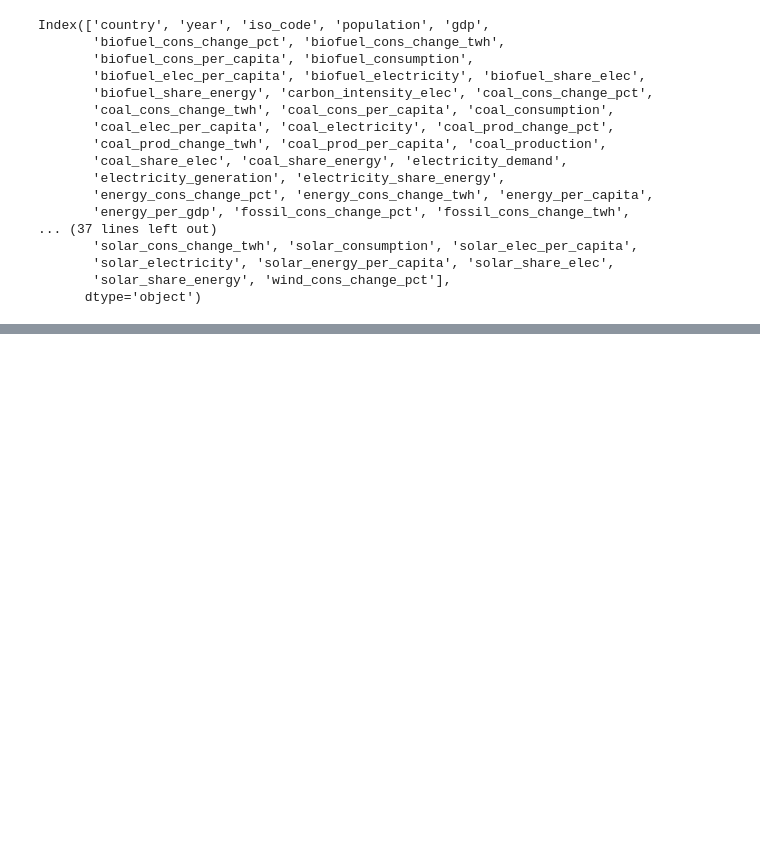
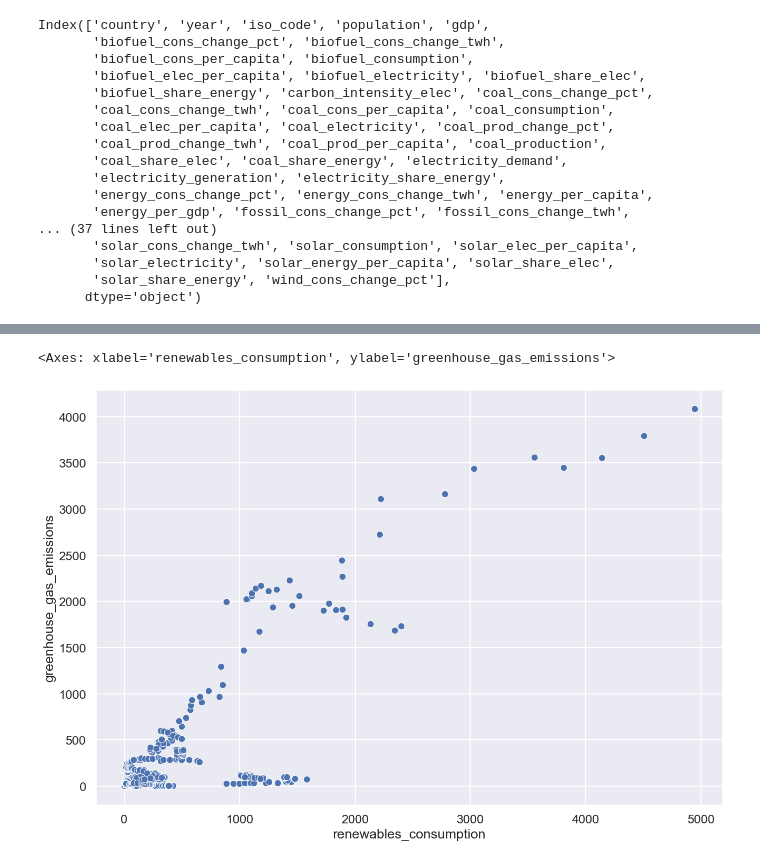
Before and after one commit to adrianveen/midterm-project-repo, a Jupyter notebook: modelling-adrian.ipynb, the cells around one changed output, grey strips where cells are left out. Cells and saved outputs as stored; diff of their text form; code cells hidden in the pictures; blank space fills up the shorter version.

```diff
--- a/modelling-adrian.ipynb
+++ b/modelling-adrian.ipynb
@@ -98,0 +298,7 @@ modeling_df_total_nrg = df.loc[:, ['country', 'year', 'population', 'gdp', 'gdp_
+# %%
+#plot scatter plot of greenhouse gas vs renewables consumption
+plt.figure(figsize=(15,10))
+sns.scatterplot(x='renewables_consumption', y='greenhouse_gas_emissions', data=modeling_df_emissions)
+# %% [output]
+<Axes: xlabel='renewables_consumption', ylabel='greenhouse_gas_emissions'>
+[figure, added]
```
Also changed, not shown: parts of 48 cells of this notebook, 4 other files.
